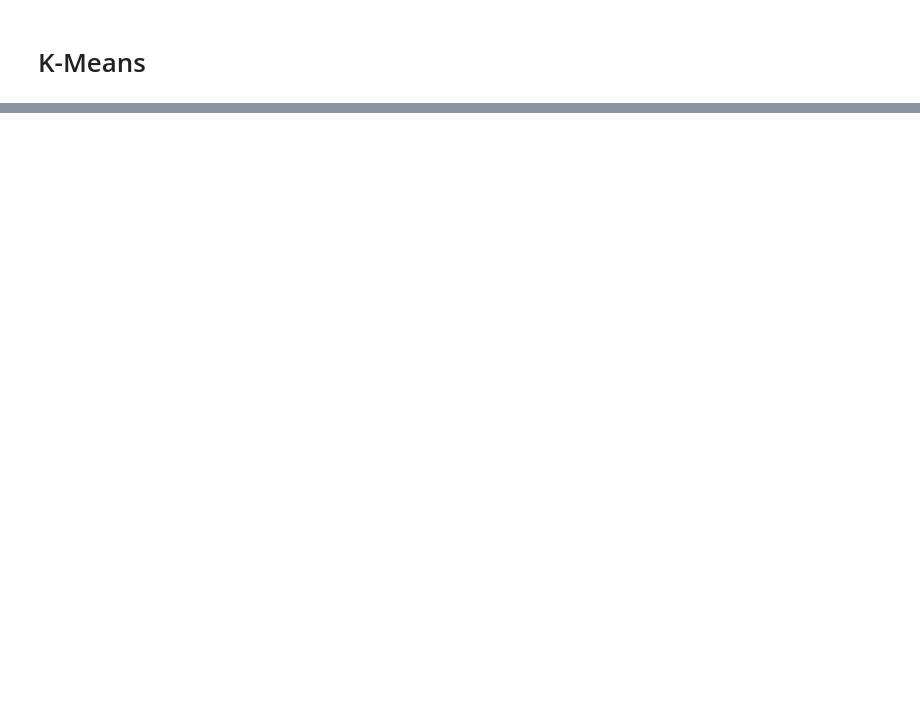
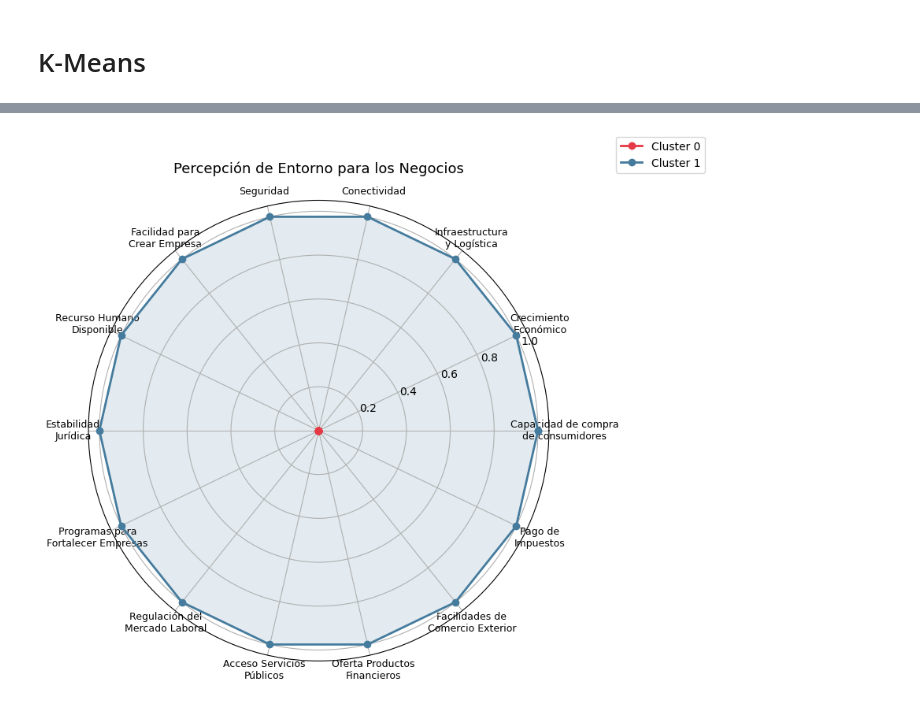
Before and after one commit to darc-17/DATAJAM-CCB, a Jupyter notebook: Códigos Santiago/Código/Modelos ECN.ipynb, the cells around one changed output, grey strips where cells are left out. Drawn from its saved outputs; the diff is of its cells as text; code cells hidden in the pictures; blank space fills up the shorter version.

```diff
--- a/Códigos Santiago/Código/Modelos ECN.ipynb
+++ b/Códigos Santiago/Código/Modelos ECN.ipynb
@@ -273,0 +337,50 @@ print(res_km)
+# %%
+ENTORNO_VARS = {
+    "capacidad_compra":  "Capacidad de compra\nde consumidores",
+    "crecimiento_econ":  "Crecimiento\nEconómico",
+    "infraestructura":   "Infraestructura\ny Logística",
+    "conectividad":      "Conectividad",
+    "seguridad":         "Seguridad",
+    "facil_crear_emp":   "Facilidad para\nCrear Empresa",
+    "recurso_humano":    "Recurso Humano\nDisponible",
+    "estab_jurid":       "Estabilidad\nJurídica",
+    "promg_forta_emp":   "Programas para\nFortalecer Empresas",
+    "reg_mercado_lab":   "Regulación del\nMercado Laboral",
+    "servicios_pub":     "Acceso Servicios\nPúblicos",
+    "produc_finan":      "Oferta Productos\nFinancieros",
+    "facil_comex":       "Facilidades de\nComercio Exterior",
+    "impuestos":         "Pago de\nImpuestos",
+}
+
+df_radar = df_clustering.copy()
+df_radar["Cluster"] = labels_km
+segment_profile = df_radar.groupby("Cluster")[list(ENTORNO_VARS.keys())].mean()
+
+# Normalizar medias a [0, 1]
+profile_norm = segment_profile.copy()
+for col in ENTORNO_VARS:
+    mn, mx = segment_profile[col].min(), segment_profile[col].max()
+    profile_norm[col] = (segment_profile[col] - mn) / (mx - mn) if mx > mn else 0.5
+
+labels_radar = list(ENTORNO_VARS.values())
+angles = np.linspace(0, 2 * np.pi, len(labels_radar), endpoint=False).tolist()
+angles += angles[:1]
+
+RADAR_COLORS = ["#E63946", "#457B9D", "#2A9D8F", "#E9C46A", "#F4A261", "#6A4C93", "#43AA8B", "#F3722C"]
+
+fig, ax = plt.subplots(figsize=(9, 9), subplot_kw={"projection": "polar"})
+
+for idx, (seg, row) in enumerate(profile_norm.iterrows()):
+    values = row.tolist() + [row.tolist()[0]]
+    color = RADAR_COLORS[idx % len(RADAR_COLORS)]
+    ax.plot(angles, values, "o-", linewidth=2, label=f"Cluster {seg}", color=color)
+    ax.fill(angles, values, alpha=0.15, color=color)
+
+ax.set_xticks(angles[:-1])
+ax.set_xticklabels(labels_radar, fontsize=9)
+ax.set_title("Percepción de Entorno para los Negocios", pad=25, fontsize=13)
+ax.legend(loc="upper right", bbox_to_anchor=(1.35, 1.15))
+plt.tight_layout()
+plt.show()
+# %% [output]
+[figure, added]
```
Also changed, not shown: parts of 9 cells of this notebook, 2 other files.
